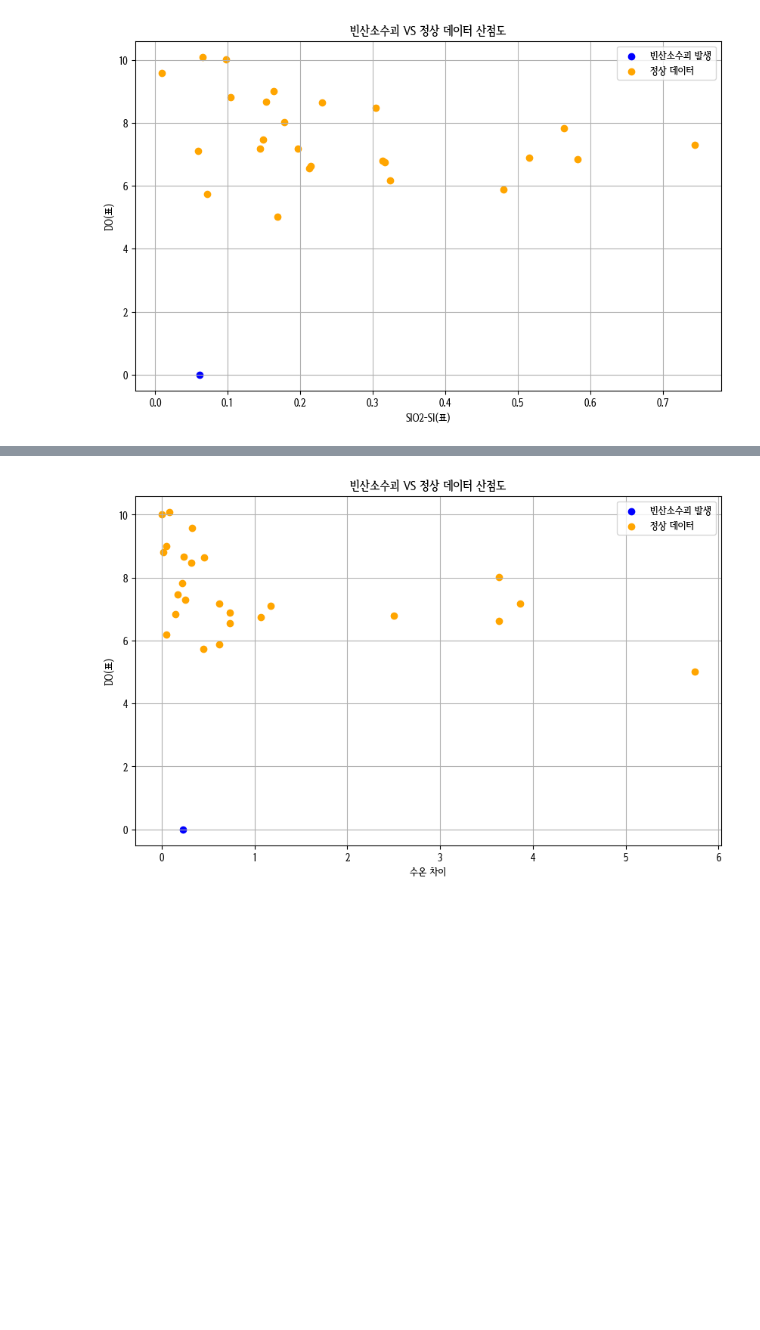
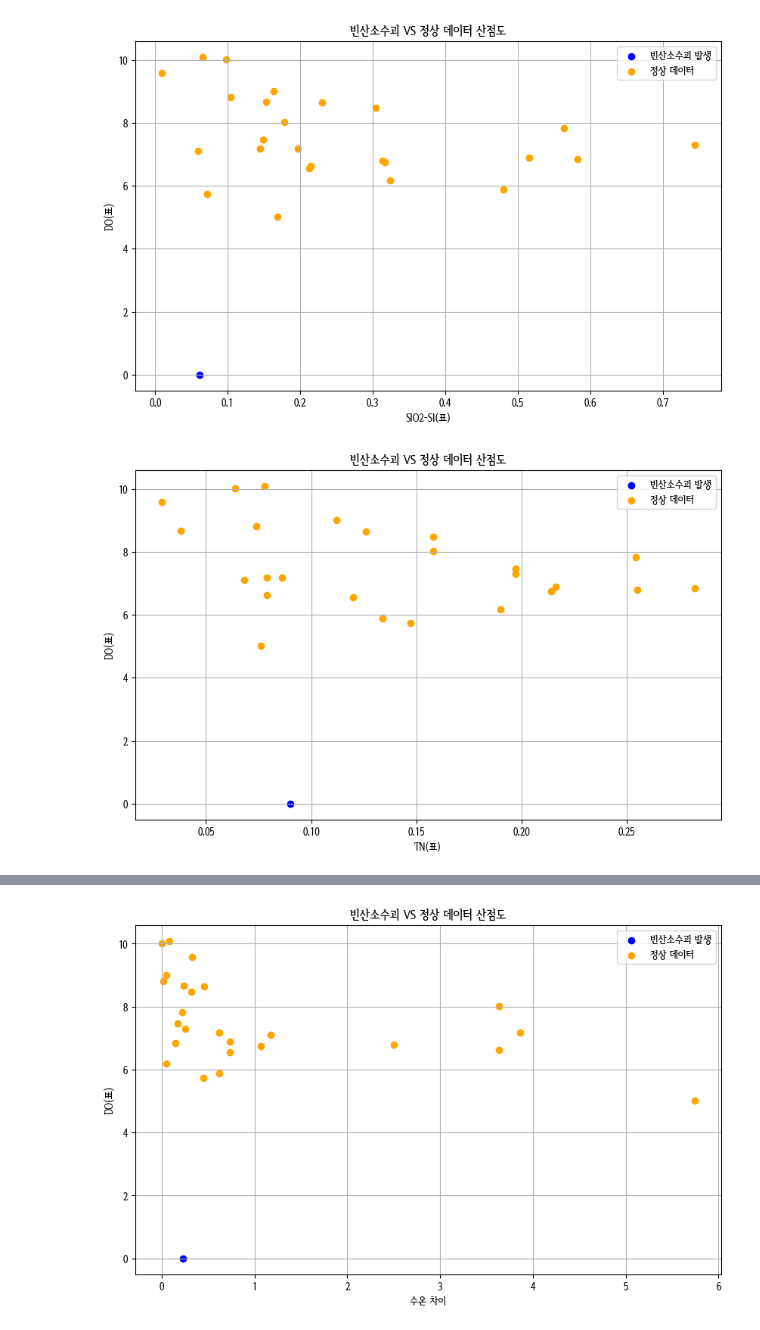
Before and after one commit to Hanhojjung/---_-----, a Jupyter notebook: knn.ipynb, the cells around one changed output, grey strips where cells are left out. Drawn from its saved outputs; the diff is of its cells as text; code cells hidden in the pictures; blank space fills up the shorter version.

```diff
--- a/knn.ipynb
+++ b/knn.ipynb
@@ -115,6 +115,3 @@ df1가막만
 |  | 순번 | 어장명 | 정점 | 위도 | 위도 변환 | 경도 | 경도 변환 | 어장종류 | 년도 | 월 | ... | ... |
 | 16417 | 16418 | 가막만 | 10 | 34°39´41.54˝ | 34.6613888888889 | 127°39´9.98˝ | 127.6525 | 패류 | 2011 | 4 | ... | ... |
 1 rows × 47 columns
-# %%
-df1가막만 = df1가막만[(df1가막만['정점'] == 10) & (df1가막만['어장명'] == '가막만')]
-df1가막만
@@ -124,0 +118,3 @@ df1가막만
+# %%
+df1_가막만 = df1_[df1_['어장명']=='가막만'] #표층 3이하 가막만 데이터
+df1_가막만
@@ -157,3 +167,16 @@ plt.grid(True)
 plt.show()
 # %% [output]
 [figure]
+# %%
+# 산점도 시각화
+plt.figure(figsize=(10, 6))
+plt.scatter(df1가막만['TN(표)'], df1가막만['DO(표)'], color='blue', label='빈산소수괴 발생')
+plt.scatter(df1_가막만['TN(표)'], df1_가막만['DO(표)'], color='orange', label='정상 데이터')
+plt.xlabel('TN(표)')
+plt.ylabel('DO(표)')
+plt.title('빈산소수괴 VS 정상 데이터 산점도')
+plt.legend()
+plt.grid(True)
+plt.show()
+# %% [output]
+[figure, added]
```
Also changed, not shown: parts of 16 cells of this notebook.
